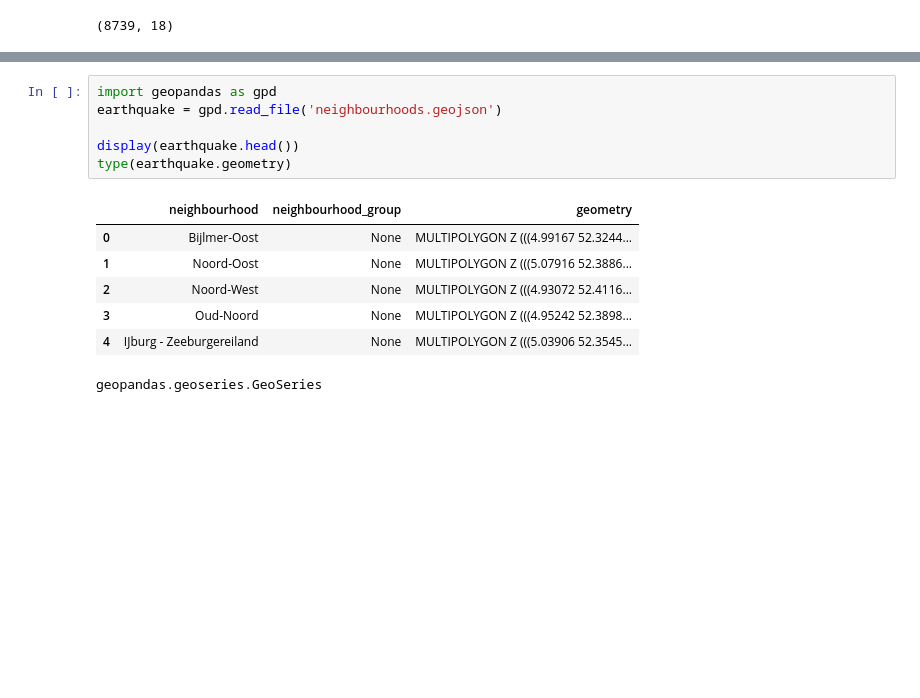
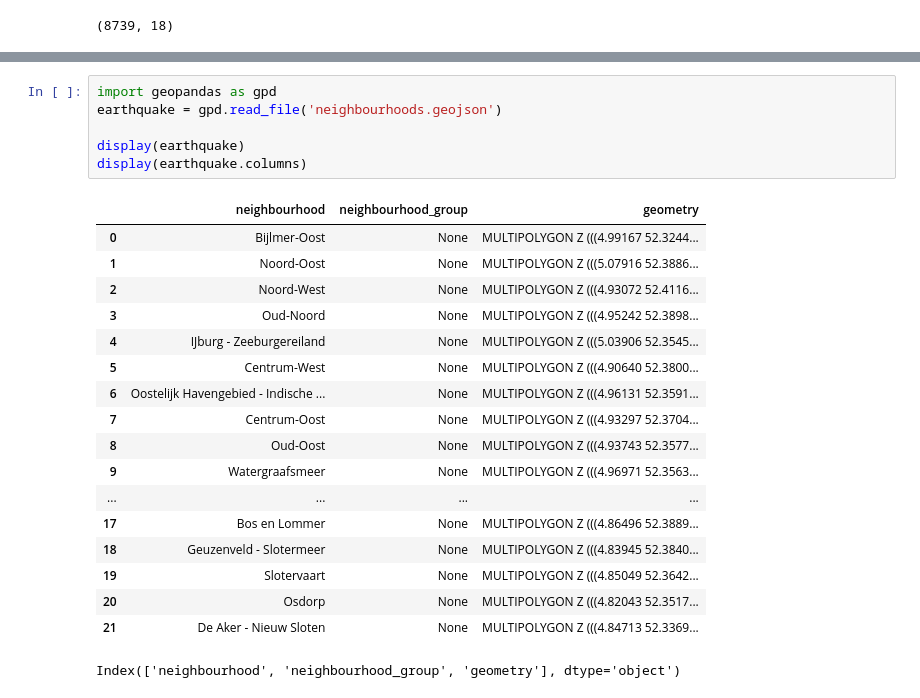
Before and after one commit to SophieTruong/simple_bdp, a Jupyter notebook: data/data_exploration.ipynb, the cells around one changed output, grey strips where cells are left out. Saved outputs shown, nothing was run; the diff lists cells and outputs as text; blank space fills up the shorter version.

```diff
--- a/data/data_exploration.ipynb
+++ b/data/data_exploration.ipynb
@@ -112,14 +257,25 @@ len(gj['features'])
 # %%
 import geopandas as gpd
 earthquake = gpd.read_file('neighbourhoods.geojson')
 
-display(earthquake.head())
-type(earthquake.geometry)
+display(earthquake)
+display(earthquake.columns)
 # %% [output]
 |  | neighbourhood | neighbourhood_group | geometry |
 | 0 | Bijlmer-Oost | None | MULTIPOLYGON Z (((4.99167 52.3244... |
 | 1 | Noord-Oost | None | MULTIPOLYGON Z (((5.07916 52.3886... |
 | 2 | Noord-West | None | MULTIPOLYGON Z (((4.93072 52.4116... |
 | 3 | Oud-Noord | None | MULTIPOLYGON Z (((4.95242 52.3898... |
 | 4 | IJburg - Zeeburgereiland | None | MULTIPOLYGON Z (((5.03906 52.3545... |
+| 5 | Centrum-West | None | MULTIPOLYGON Z (((4.90640 52.3800... |
+| 6 | Oostelijk Havengebied - Indische ... | None | MULTIPOLYGON Z (((4.96131 52.3591... |
+| 7 | Centrum-Oost | None | MULTIPOLYGON Z (((4.93297 52.3704... |
+| 8 | Oud-Oost | None | MULTIPOLYGON Z (((4.93743 52.3577... |
+| 9 | Watergraafsmeer | None | MULTIPOLYGON Z (((4.96971 52.3563... |
+| ... | ... | ... | ... |
+| 17 | Bos en Lommer | None | MULTIPOLYGON Z (((4.86496 52.3889... |
+| 18 | Geuzenveld - Slotermeer | None | MULTIPOLYGON Z (((4.83945 52.3840... |
+| 19 | Slotervaart | None | MULTIPOLYGON Z (((4.85049 52.3642... |
+| 20 | Osdorp | None | MULTIPOLYGON Z (((4.82043 52.3517... |
+| 21 | De Aker - Nieuw Sloten | None | MULTIPOLYGON Z (((4.84713 52.3369... |
-geopandas.geoseries.GeoSeries
+Index(['neighbourhood', 'neighbourhood_group', 'geometry'], dtype='object')
```
Also changed, not shown: parts of 14 cells of this notebook, 9 other files.
